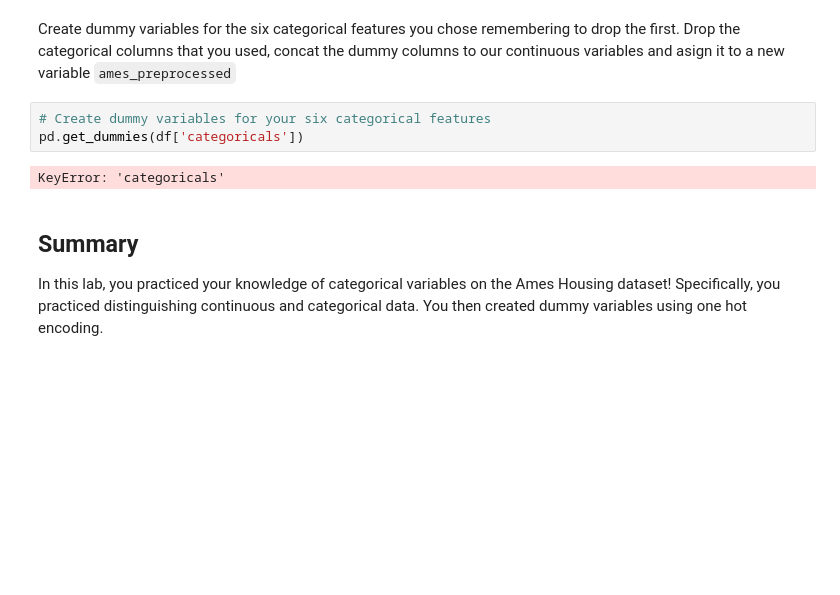
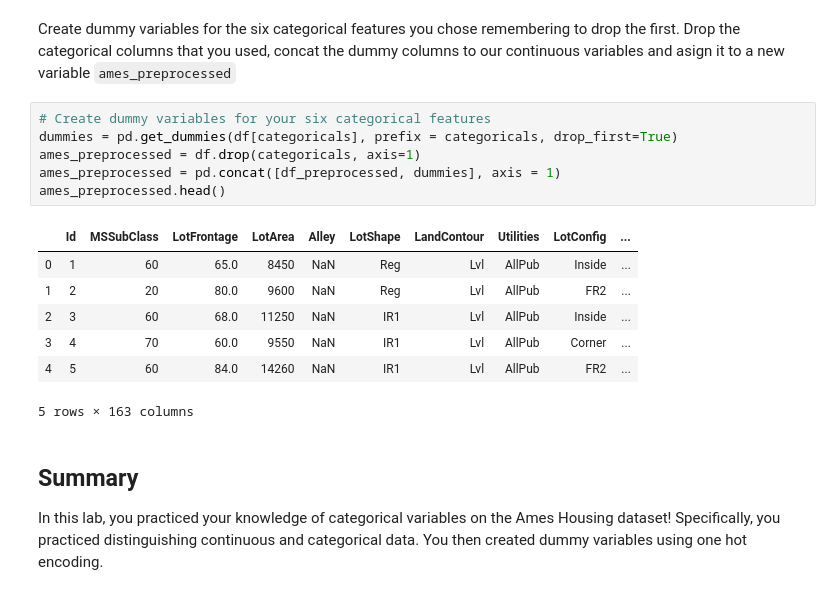
Before and after one commit to lauren-esser/Dealing-with-categorical-variables-lab-onl01-dtsc-ft-070620, a Jupyter notebook: index.ipynb, the cells around one changed output. Cells and saved outputs as stored; diff of their text form; blank space fills up the shorter version.

```diff
--- a/index.ipynb
+++ b/index.ipynb
@@ -128,9 +133,18 @@ AttributeError: 'numpy.ndarray' object has no attribute 'get_figure'
 Create dummy variables for the six categorical features you chose remembering to drop the first. Drop the categorical columns that you used, concat the dummy columns to our continuous variables and asign it to a new variable `ames_preprocessed`
 # %%
 # Create dummy variables for your six categorical features
-pd.get_dummies(df['categoricals'])
+dummies = pd.get_dummies(df[categoricals], prefix = categoricals, drop_first=True)
+ames_preprocessed = df.drop(categoricals, axis=1)
+ames_preprocessed = pd.concat([df_preprocessed, dummies], axis = 1)
+ames_preprocessed.head()
 # %% [output]
+|  | Id | MSSubClass | LotFrontage | LotArea | Alley | LotShape | LandContour | Utilities | LotConfig | ... |
+| 0 | 1 | 60 | 65.0 | 8450 | NaN | Reg | Lvl | AllPub | Inside | ... |
+| 1 | 2 | 20 | 80.0 | 9600 | NaN | Reg | Lvl | AllPub | FR2 | ... |
+| 2 | 3 | 60 | 68.0 | 11250 | NaN | IR1 | Lvl | AllPub | Inside | ... |
+| 3 | 4 | 70 | 60.0 | 9550 | NaN | IR1 | Lvl | AllPub | Corner | ... |
+| 4 | 5 | 60 | 84.0 | 14260 | NaN | IR1 | Lvl | AllPub | FR2 | ... |
-KeyError: 'categoricals'
+5 rows × 163 columns
 # %% [markdown]
 ## Summary
 
```
Also changed, not shown: parts of 1 cell of this notebook.
